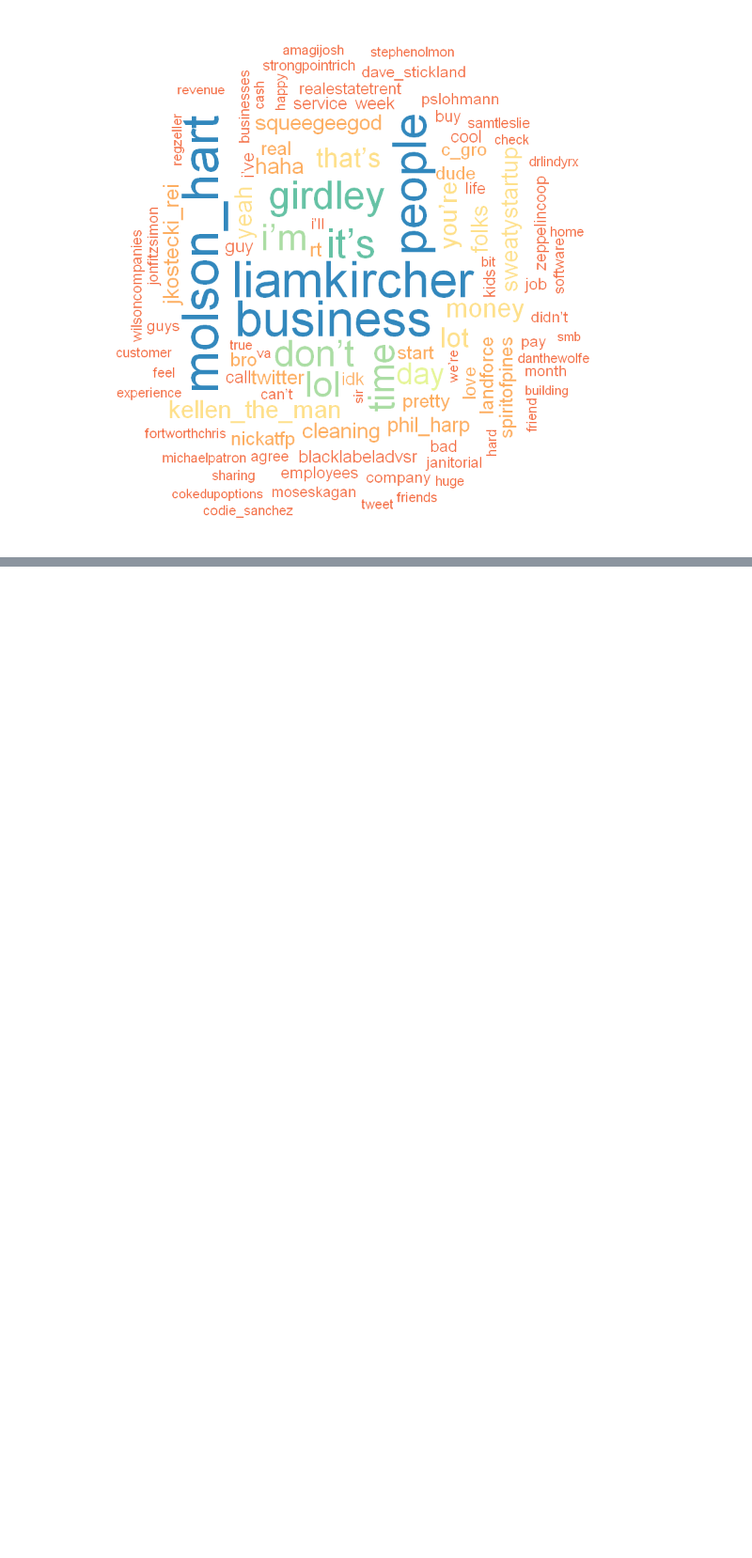
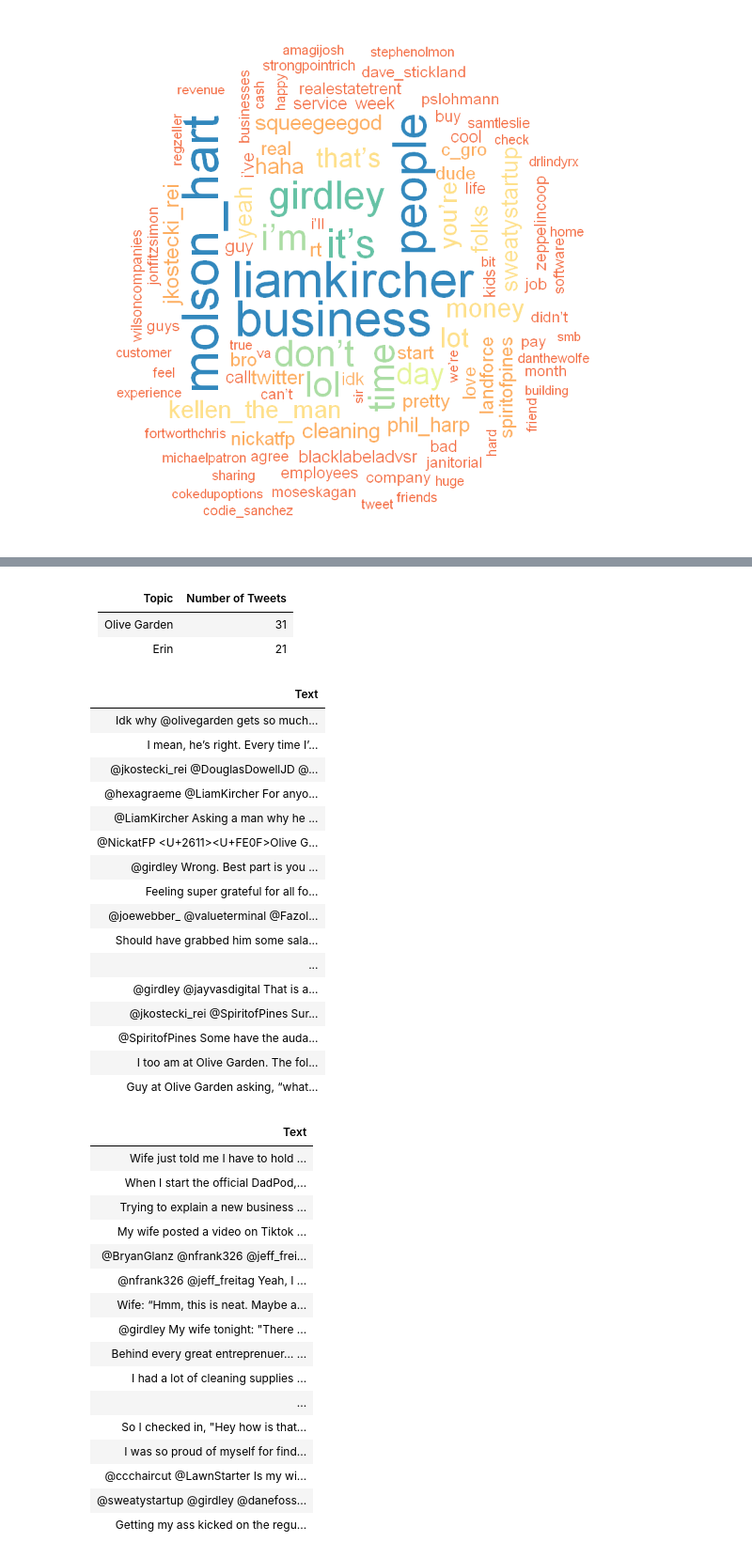
Before and after one commit to the-tanvan/sullyb-tweets, a Jupyter notebook: index.ipynb, the cells around one changed output, grey strips where cells are left out. Shown: that part at 94% size. Saved outputs shown, nothing was run; the diff lists cells and outputs as text; code cells hidden in the pictures; blank space fills up the shorter version.

```diff
--- a/index.ipynb
+++ b/index.ipynb
@@ -188,0 +152,11 @@ wordcloud(words = wordfreq$word, freq = wordfreq$n, min.freq = 1,
+# %%
+x = "Olive Garden|olive garden|olivegarden|breadstick|Italian|\U0001f956"
+olivegarden = df %>% filter(ifelse(grepl(x, Text),TRUE,FALSE))
+print("Frequency of Olive Garden Tweets")
+nrow(olivegarden)
+
+x = "Wife|wife|spouse|marriage|Marriage"
+y = "I wish|sell your spouse|Maybe try|marriages|pill|imvho|find that wife"
+wife = df %>% filter(ifelse(grepl(x, Text),TRUE,FALSE)) %>% filter(ifelse(grepl(y, Text),FALSE,TRUE))
+print("Frequency of Erin Tweets")
+nrow(wife)
@@ -188,0 +168,43 @@ wordcloud(words = wordfreq$word, freq = wordfreq$n, min.freq = 1,
+# %% [markdown]
+| Topic | Number of Tweets |
+|---|---|
+|Olive Garden| 31 |
+|Erin| 21 |
+# %%
+olivegarden %>% select(Text)
+wife %>% select(Text)
+# %% [output]
+| Text |
+| Idk why @olivegarden gets so much... |
+| I mean, he’s right. Every time I’... |
+| @jkostecki_rei @DouglasDowellJD @... |
+| @hexagraeme @LiamKircher For anyo... |
+| @LiamKircher Asking a man why he ... |
+| @NickatFP <U+2611><U+FE0F>Olive G... |
+| @girdley Wrong. Best part is you ... |
+| Feeling super grateful for all fo... |
+| @joewebber_ @valueterminal @Fazol... |
+| Should have grabbed him some sala... |
+| ... |
+| @girdley @jayvasdigital That is a... |
+| @jkostecki_rei @SpiritofPines Sur... |
+| @SpiritofPines Some have the auda... |
+| I too am at Olive Garden. The fol... |
+| Guy at Olive Garden asking, “what... |
+| Text |
+| Wife just told me I have to hold ... |
+| When I start the official DadPod,... |
+| Trying to explain a new business ... |
+| My wife posted a video on Tiktok ... |
+| @BryanGlanz @nfrank326 @jeff_frei... |
+| @nfrank326 @jeff_freitag Yeah, I ... |
+| Wife: “Hmm, this is neat. Maybe a... |
+| @girdley My wife tonight: "There ... |
+| Behind every great entreprenuer… ... |
+| I had a lot of cleaning supplies ... |
+| ... |
+| So I checked in, "Hey how is that... |
+| I was so proud of myself for find... |
+| @ccchaircut @LawnStarter Is my wi... |
+| @sweatystartup @girdley @danefoss... |
+| Getting my ass kicked on the regu... |
```
Also changed, not shown: parts of 19 cells of this notebook, 7 other files.
